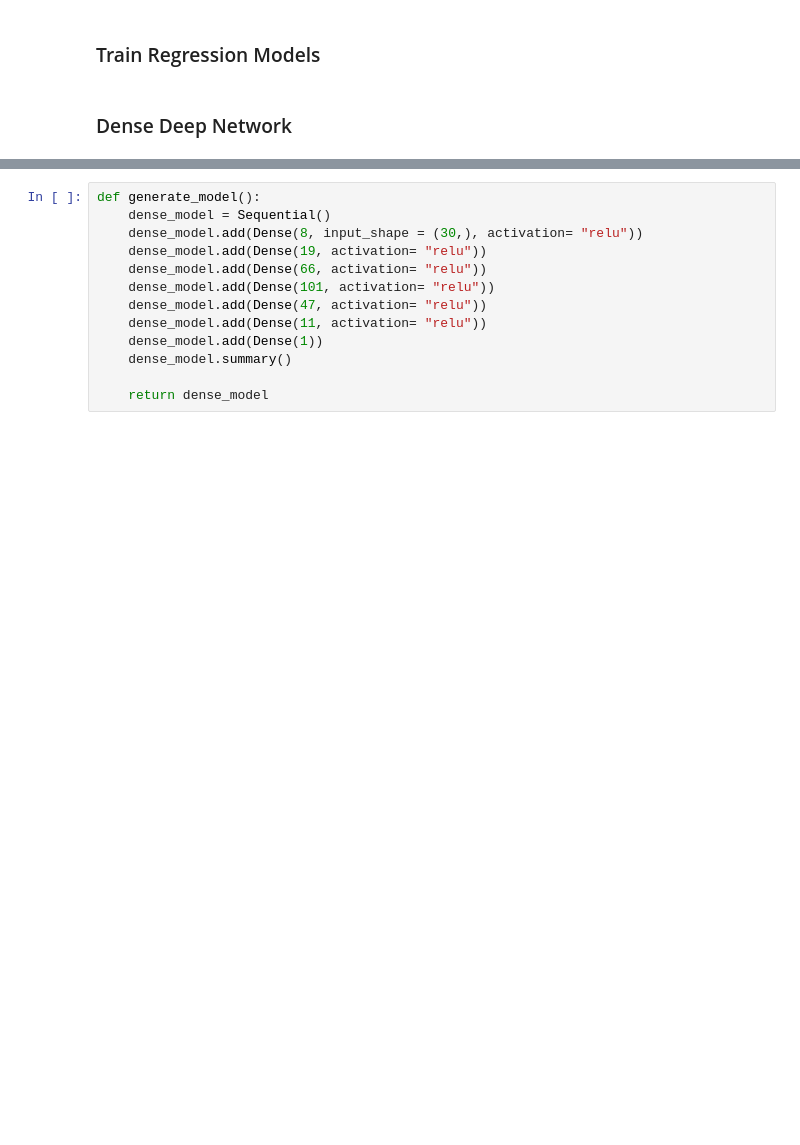
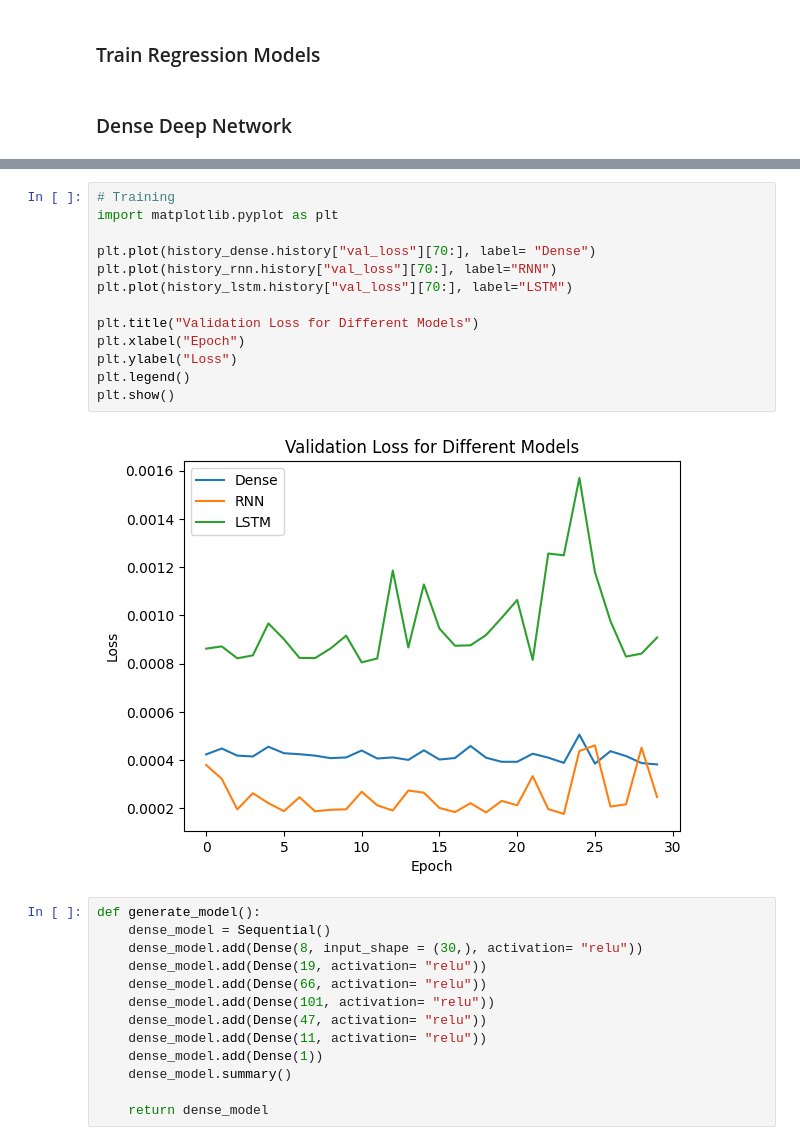
Before and after one commit to nilujafari/ML, a Jupyter notebook: stock_market_regression/step1.ipynb, the cells around one changed output, grey strips where cells are left out. Saved outputs shown, nothing was run; the diff lists cells and outputs as text; blank space fills up the shorter version.

```diff
--- a/stock_market_regression/step1.ipynb
+++ b/stock_market_regression/step1.ipynb
@@ -71,3 +286,18 @@ from tensorflow.keras.layers import Dense
+# %%
+# Training
+import matplotlib.pyplot as plt
+
+plt.plot(history_dense.history["val_loss"][70:], label= "Dense")
+plt.plot(history_rnn.history["val_loss"][70:], label="RNN")
+plt.plot(history_lstm.history["val_loss"][70:], label="LSTM")
+
+plt.title("Validation Loss for Different Models")
+plt.xlabel("Epoch")
+plt.ylabel("Loss")
+plt.legend()
+plt.show()
+# %% [output]
+[figure, added]
 # %%
 def generate_model():
     dense_model = Sequential()
```
Also changed, not shown: parts of 19 cells of this notebook.
